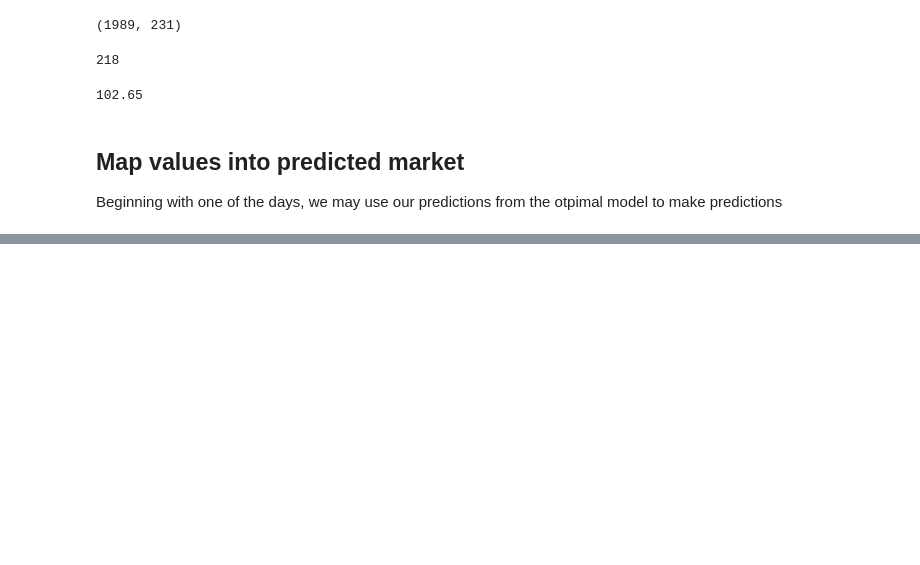
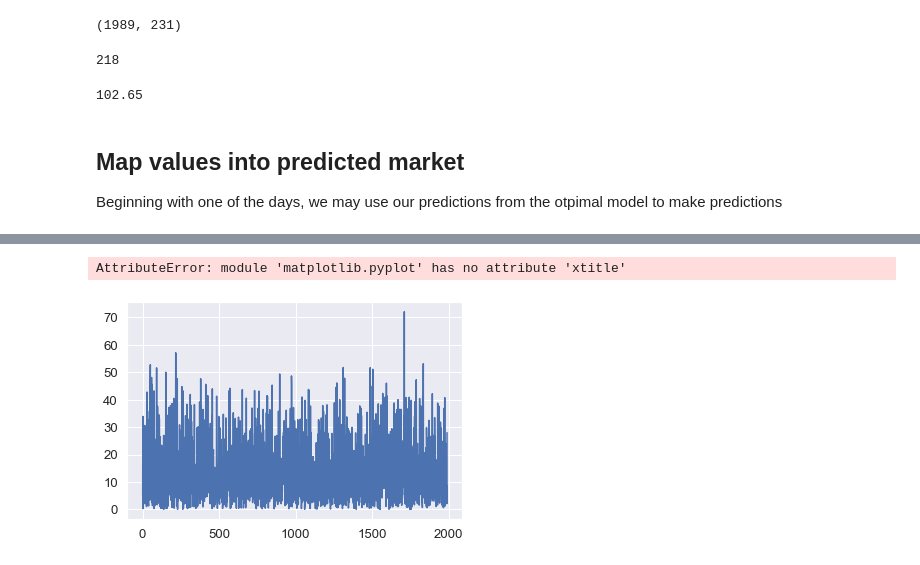
Before and after one commit to timothycobrien/mlproj, a Jupyter notebook: project.ipynb, the cells around one changed output, grey strips where cells are left out. Drawn from its saved outputs; the diff is of its cells as text; code cells hidden in the pictures; blank space fills up the shorter version.

```diff
--- a/project.ipynb
+++ b/project.ipynb
@@ -615,0 +746,6 @@ market = []
+# %%
+def plotResidual(data, title):
+    plt.plot(data)
+    plt.title = title
+    plt.xtitle("Date")
+    plt.show()
@@ -615,0 +766,7 @@ market = []
+# %%
+plotResidual(compound_sentiment_residual, 'Compound sentiment residual')
+plotResidual(cluster_residual, 'Cluster residual')
+plotResidual(sentiment_cluster_residual, 'Compound sentiment residual')
+# %% [output]
+AttributeError: module 'matplotlib.pyplot' has no attribute 'xtitle'
+[figure, added]
```
Also changed, not shown: parts of 17 cells of this notebook.
